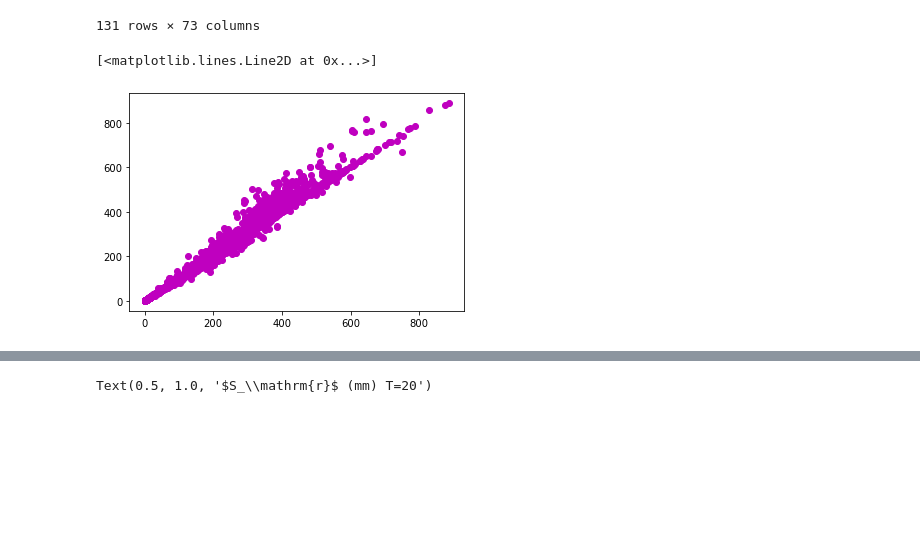
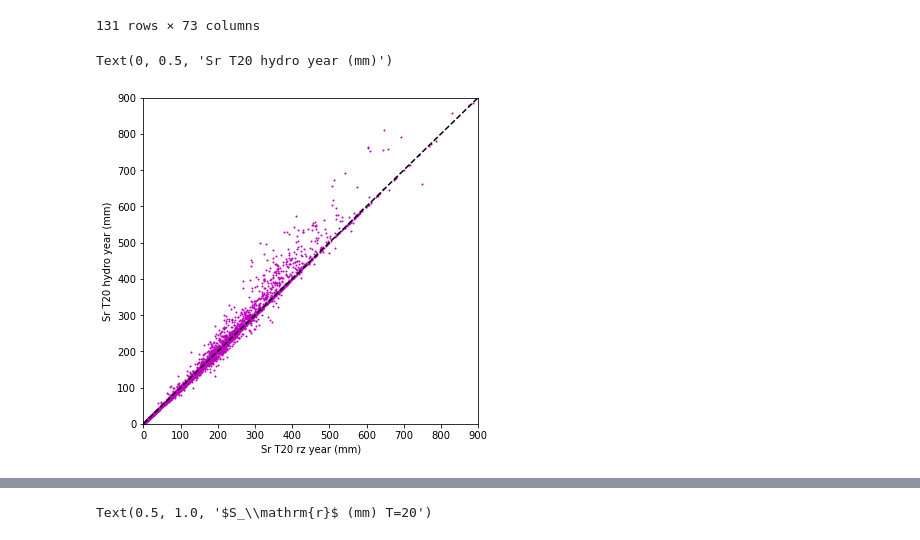
Before and after one commit to fvanoorschot/global_sr_module, a Jupyter notebook: check_it_catchments.ipynb, the cells around one changed output, grey strips where cells are left out. Cells and saved outputs as stored; diff of their text form; code cells hidden in the pictures; blank space fills up the shorter version.

```diff
--- a/check_it_catchments.ipynb
+++ b/check_it_catchments.ipynb
@@ -113,0 +166,29 @@ array(['ITEMI002', 'ITEMI009', 'ITEMI017', 'ITEMI039', 'ITEMI043',
+# %%
+itlist = np.genfromtxt(f'{work_dir}/it_selected_catchments.txt',dtype='str')
+for filepath in glob.iglob(f'/mnt/c/Users/fransjevanoors/Documents/shapes/final_shapes/*.shp'):
+    f= os.path.split(filepath)[1]
+    f2 = f[3:-4]
+    if f2 in itlist:
+        des = os.path.join(f'/mnt/c/Users/fransjevanoors/Documents/selected_shapes/', f'{f2}.shp')
+        shutil.copyfile(filepath,des)
+
+for filepath in glob.iglob(f'/mnt/c/Users/fransjevanoors/Documents/shapes/final_shapes/*.dbf'):
+    f= os.path.split(filepath)[1]
+    f2 = f[3:-4]
+    if f2 in itlist:
+        des = os.path.join(f'/mnt/c/Users/fransjevanoors/Documents/selected_shapes/', f'{f2}.dbf')
+        shutil.copyfile(filepath,des)
+
+for filepath in glob.iglob(f'/mnt/c/Users/fransjevanoors/Documents/shapes/final_shapes/*.shx'):
+    f= os.path.split(filepath)[1]
+    f2 = f[3:-4]
+    if f2 in itlist:
+        des = os.path.join(f'/mnt/c/Users/fransjevanoors/Documents/selected_shapes/', f'{f2}.shx')
+        shutil.copyfile(filepath,des)
+
+for filepath in glob.iglob(f'/mnt/c/Users/fransjevanoors/Documents/shapes/final_shapes/*.prj'):
+    f= os.path.split(filepath)[1]
+    f2 = f[3:-4]
+    if f2 in itlist:
+        des = os.path.join(f'/mnt/c/Users/fransjevanoors/Documents/selected_shapes/', f'{f2}.prj')
+        shutil.copyfile(filepath,des)
@@ -343,8 +412,15 @@ coo[214:345]
 # %%
 sr1 = pd.read_csv(f'{work_dir3}/output/sr_calculation/sd_catchments/no_irri/sr_no_irri_combined_gumbelfit_rzyear.csv',index_col=0)
 sr2 = pd.read_csv(f'{work_dir3}/output/sr_calculation/sd_catchments/no_irri/sr_no_irri_combined_gumbelfit.csv',index_col=0)
 sr1 = sr1.loc[sr2.index]
-plt.plot(sr1['20.0'],sr2['20'],'mo')
+fig = plt.figure(figsize=(6,6))
+ax = fig.add_subplot(111)
+ax.plot(sr1['20.0'],sr2['20.0'],'mo',markersize=1)
+ax.plot([0,900],[0,900],'k--')
+ax.set_xlim(0,900)
+ax.set_ylim(0,900)
+ax.set_xlabel('Sr T20 rz year (mm)')
+ax.set_ylabel('Sr T20 hydro year (mm)')
 # %% [output]
-[<matplotlib.lines.Line2D at 0x...>]
+Text(0, 0.5, 'Sr T20 hydro year (mm)')
-[figure, old version]
+[figure, new version]
```
Also changed, not shown: parts of 24 cells of this notebook, 7 other files.
